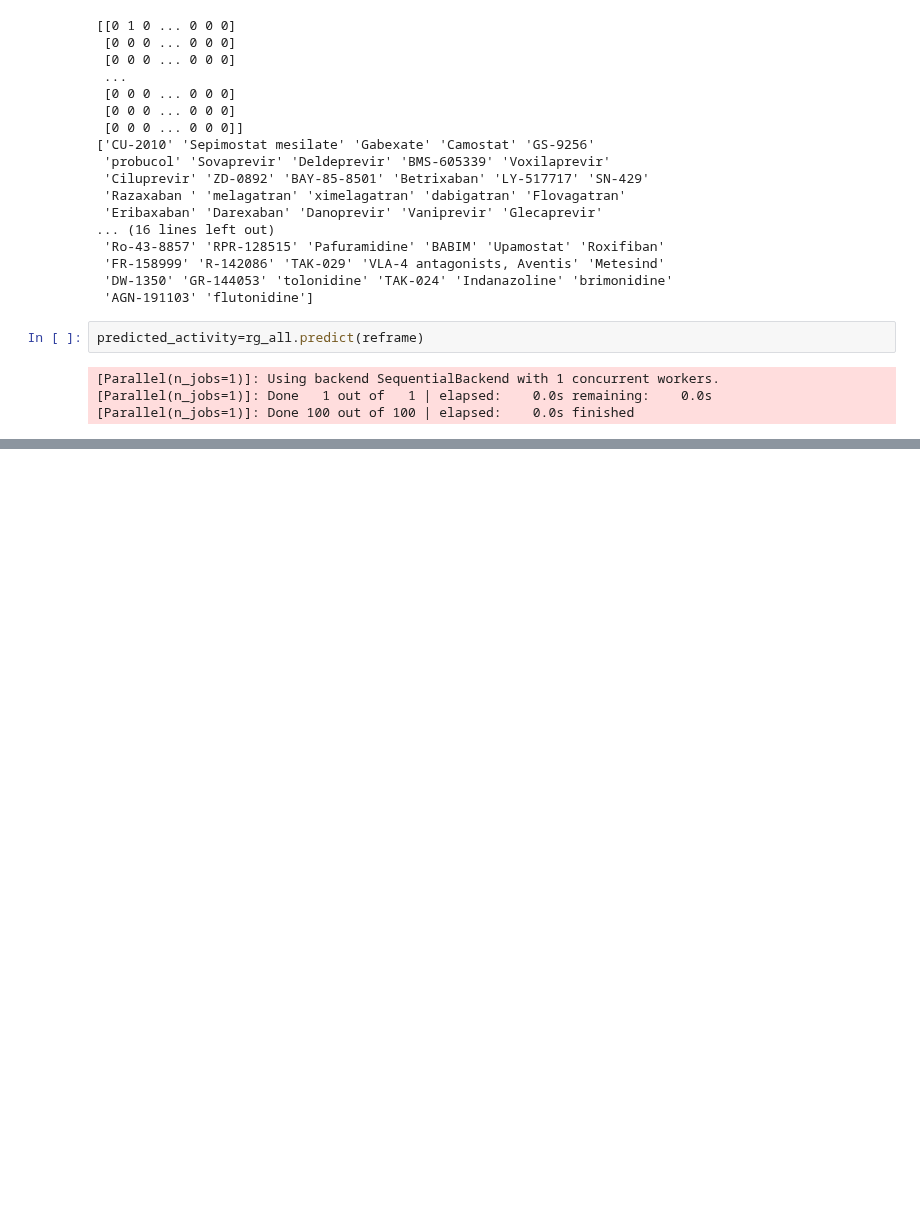
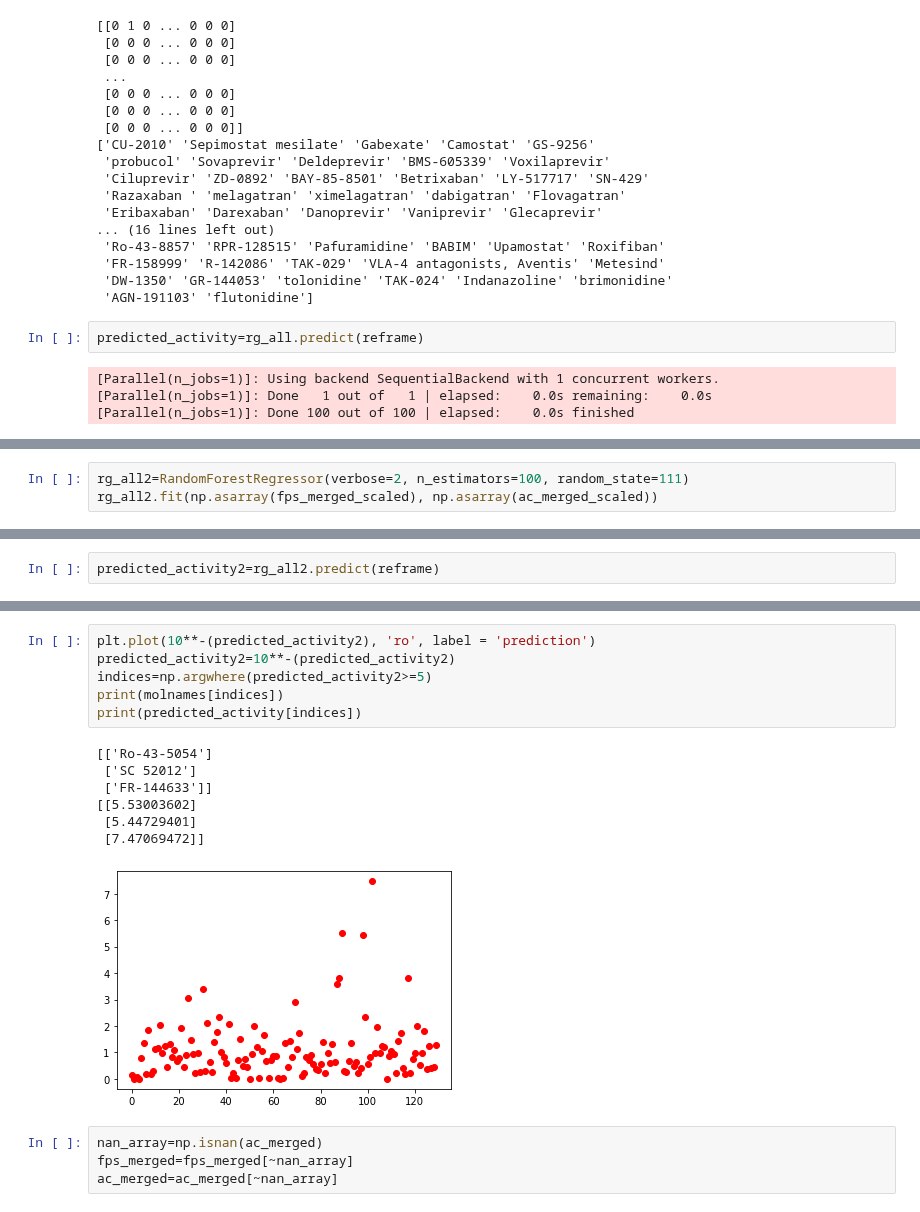
Before and after one commit to srensi/tmprss2, a Jupyter notebook: notebooks/random_forest_withdark_merged_data.ipynb, the cells around one changed output, grey strips where cells are left out. Saved outputs shown, nothing was run; the diff lists cells and outputs as text; blank space fills up the shorter version.

```diff
--- a/notebooks/random_forest_withdark_merged_data.ipynb
+++ b/notebooks/random_forest_withdark_merged_data.ipynb
@@ -492,0 +504,3 @@ print(indices)
+# %%
+rg_all2=RandomForestRegressor(verbose=2, n_estimators=100, random_state=111)
+rg_all2.fit(np.asarray(fps_merged_scaled), np.asarray(ac_merged_scaled))
@@ -492,0 +535,2 @@ print(indices)
+# %%
+predicted_activity2=rg_all2.predict(reframe)
@@ -492,0 +541,18 @@ print(indices)
+# %%
+plt.plot(10**-(predicted_activity2), 'ro', label = 'prediction')
+predicted_activity2=10**-(predicted_activity2)
+indices=np.argwhere(predicted_activity2>=5)
+print(molnames[indices])
+print(predicted_activity[indices])
+# %% [output]
+[['Ro-43-5054']
+ ['SC 52012']
+ ['FR-144633']]
+[[5.53003602]
+ [5.44729401]
+ [7.47069472]]
+[figure, added]
+# %%
+nan_array=np.isnan(ac_merged)
+fps_merged=fps_merged[~nan_array]
+ac_merged=ac_merged[~nan_array]
```
Also changed, not shown: parts of 8 cells of this notebook.
